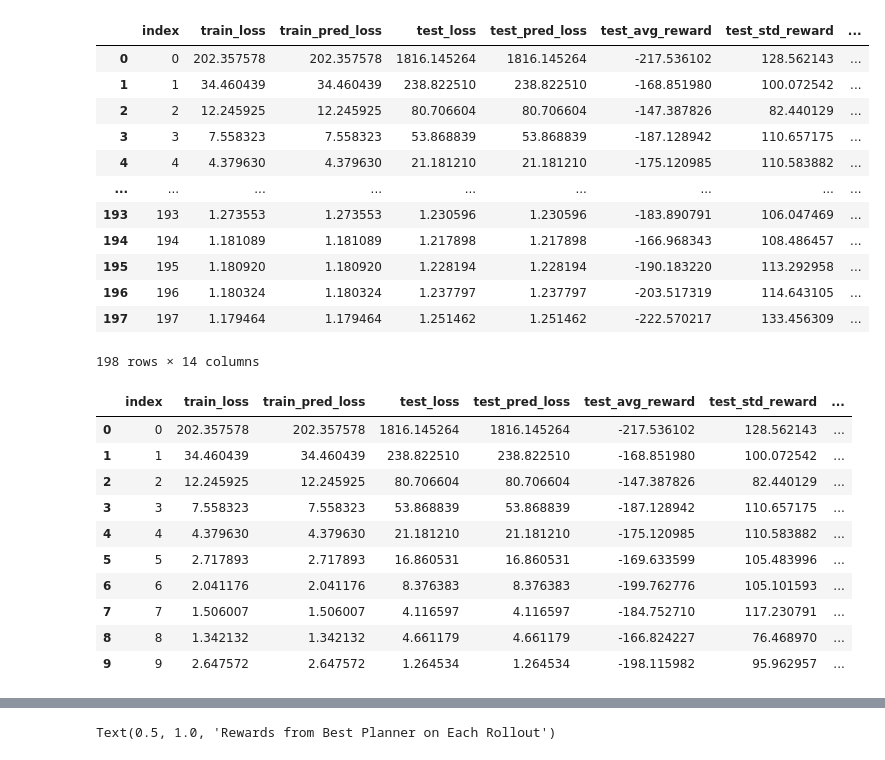
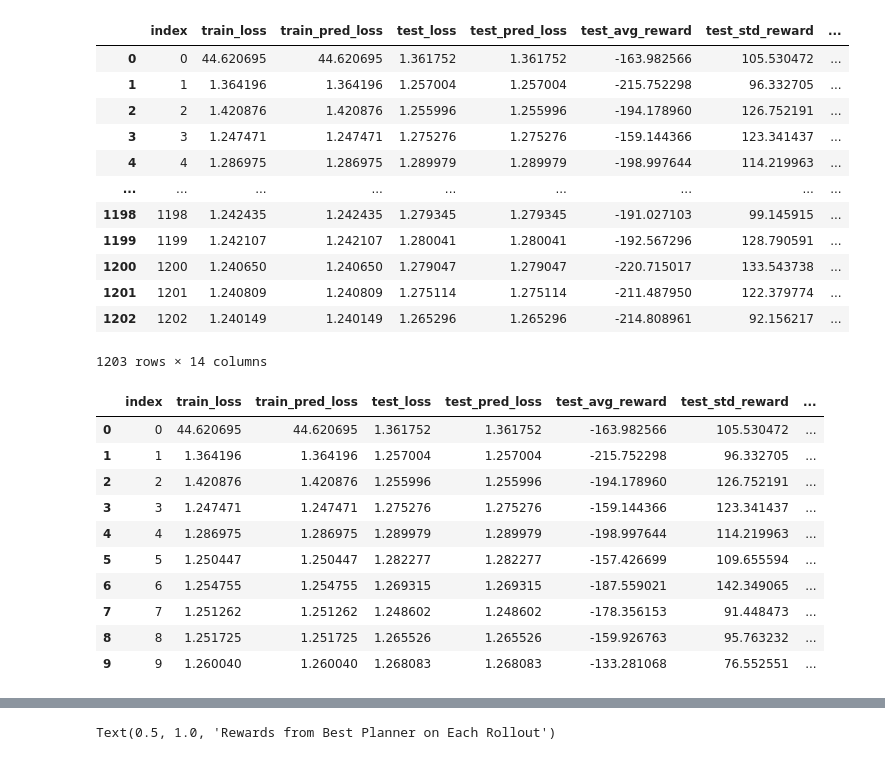
Before and after one commit to TrentBrick/Upside-Down-Free-Energy, a Jupyter notebook: notebooks/plot_planet_joint_training.ipynb, the cells around one changed output, grey strips where cells are left out. Cells and saved outputs as stored; diff of their text form; code cells hidden in the pictures.

```diff
--- a/notebooks/plot_planet_joint_training.ipynb
+++ b/notebooks/plot_planet_joint_training.ipynb
@@ -5,40 +5,40 @@ import pandas as pd
 # %%
 mdrnn_vae_training = pd.read_csv('../exp_dir/lunarlander/logger.txt', sep=' ')
 mdrnn_vae_training.reset_index(inplace=True)
 
 start_point = 0
-end = 1000
+end = 10000
 
 mdrnn_vae_training = mdrnn_vae_training.iloc[start_point:end]
 
 mdrnn_vae_training
 # %% [output]
 |  | index | train_loss | train_pred_loss | test_loss | test_pred_loss | test_avg_reward | test_std_reward | ... |
-| 0 | 0 | 202.357578 | 202.357578 | 1816.145264 | 1816.145264 | -217.536102 | 128.562143 | ... |
-| 1 | 1 | 34.460439 | 34.460439 | 238.822510 | 238.822510 | -168.851980 | 100.072542 | ... |
-| 2 | 2 | 12.245925 | 12.245925 | 80.706604 | 80.706604 | -147.387826 | 82.440129 | ... |
-| 3 | 3 | 7.558323 | 7.558323 | 53.868839 | 53.868839 | -187.128942 | 110.657175 | ... |
-| 4 | 4 | 4.379630 | 4.379630 | 21.181210 | 21.181210 | -175.120985 | 110.583882 | ... |
+| 0 | 0 | 44.620695 | 44.620695 | 1.361752 | 1.361752 | -163.982566 | 105.530472 | ... |
+| 1 | 1 | 1.364196 | 1.364196 | 1.257004 | 1.257004 | -215.752298 | 96.332705 | ... |
+| 2 | 2 | 1.420876 | 1.420876 | 1.255996 | 1.255996 | -194.178960 | 126.752191 | ... |
+| 3 | 3 | 1.247471 | 1.247471 | 1.275276 | 1.275276 | -159.144366 | 123.341437 | ... |
+| 4 | 4 | 1.286975 | 1.286975 | 1.289979 | 1.289979 | -198.997644 | 114.219963 | ... |
 | ... | ... | ... | ... | ... | ... | ... | ... | ... |
-| 193 | 193 | 1.273553 | 1.273553 | 1.230596 | 1.230596 | -183.890791 | 106.047469 | ... |
-| 194 | 194 | 1.181089 | 1.181089 | 1.217898 | 1.217898 | -166.968343 | 108.486457 | ... |
-| 195 | 195 | 1.180920 | 1.180920 | 1.228194 | 1.228194 | -190.183220 | 113.292958 | ... |
-| 196 | 196 | 1.180324 | 1.180324 | 1.237797 | 1.237797 | -203.517319 | 114.643105 | ... |
-| 197 | 197 | 1.179464 | 1.179464 | 1.251462 | 1.251462 | -222.570217 | 133.456309 | ... |
+| 1198 | 1198 | 1.242435 | 1.242435 | 1.279345 | 1.279345 | -191.027103 | 99.145915 | ... |
+| 1199 | 1199 | 1.242107 | 1.242107 | 1.280041 | 1.280041 | -192.567296 | 128.790591 | ... |
+| 1200 | 1200 | 1.240650 | 1.240650 | 1.279047 | 1.279047 | -220.715017 | 133.543738 | ... |
+| 1201 | 1201 | 1.240809 | 1.240809 | 1.275114 | 1.275114 | -211.487950 | 122.379774 | ... |
+| 1202 | 1202 | 1.240149 | 1.240149 | 1.265296 | 1.265296 | -214.808961 | 92.156217 | ... |
-198 rows × 14 columns
+1203 rows × 14 columns
 # %%
 mdrnn_vae_training.head(10)
 # %% [output]
 |  | index | train_loss | train_pred_loss | test_loss | test_pred_loss | test_avg_reward | test_std_reward | ... |
-| 0 | 0 | 202.357578 | 202.357578 | 1816.145264 | 1816.145264 | -217.536102 | 128.562143 | ... |
-| 1 | 1 | 34.460439 | 34.460439 | 238.822510 | 238.822510 | -168.851980 | 100.072542 | ... |
-| 2 | 2 | 12.245925 | 12.245925 | 80.706604 | 80.706604 | -147.387826 | 82.440129 | ... |
-| 3 | 3 | 7.558323 | 7.558323 | 53.868839 | 53.868839 | -187.128942 | 110.657175 | ... |
-| 4 | 4 | 4.379630 | 4.379630 | 21.181210 | 21.181210 | -175.120985 | 110.583882 | ... |
-| 5 | 5 | 2.717893 | 2.717893 | 16.860531 | 16.860531 | -169.633599 | 105.483996 | ... |
-| 6 | 6 | 2.041176 | 2.041176 | 8.376383 | 8.376383 | -199.762776 | 105.101593 | ... |
-| 7 | 7 | 1.506007 | 1.506007 | 4.116597 | 4.116597 | -184.752710 | 117.230791 | ... |
-| 8 | 8 | 1.342132 | 1.342132 | 4.661179 | 4.661179 | -166.824227 | 76.468970 | ... |
-| 9 | 9 | 2.647572 | 2.647572 | 1.264534 | 1.264534 | -198.115982 | 95.962957 | ... |
+| 0 | 0 | 44.620695 | 44.620695 | 1.361752 | 1.361752 | -163.982566 | 105.530472 | ... |
+| 1 | 1 | 1.364196 | 1.364196 | 1.257004 | 1.257004 | -215.752298 | 96.332705 | ... |
+| 2 | 2 | 1.420876 | 1.420876 | 1.255996 | 1.255996 | -194.178960 | 126.752191 | ... |
+| 3 | 3 | 1.247471 | 1.247471 | 1.275276 | 1.275276 | -159.144366 | 123.341437 | ... |
+| 4 | 4 | 1.286975 | 1.286975 | 1.289979 | 1.289979 | -198.997644 | 114.219963 | ... |
+| 5 | 5 | 1.250447 | 1.250447 | 1.282277 | 1.282277 | -157.426699 | 109.655594 | ... |
+| 6 | 6 | 1.254755 | 1.254755 | 1.269315 | 1.269315 | -187.559021 | 142.349065 | ... |
+| 7 | 7 | 1.251262 | 1.251262 | 1.248602 | 1.248602 | -178.356153 | 91.448473 | ... |
+| 8 | 8 | 1.251725 | 1.251725 | 1.265526 | 1.265526 | -159.926763 | 95.763232 | ... |
+| 9 | 9 | 1.260040 | 1.260040 | 1.268083 | 1.268083 | -133.281068 | 76.552551 | ... |
 # %%
 mdrnn_vae_training.plot('index', ['train_loss', 'test_loss'])
```
Also changed, not shown: parts of 3 cells of this notebook, 9 other files.
